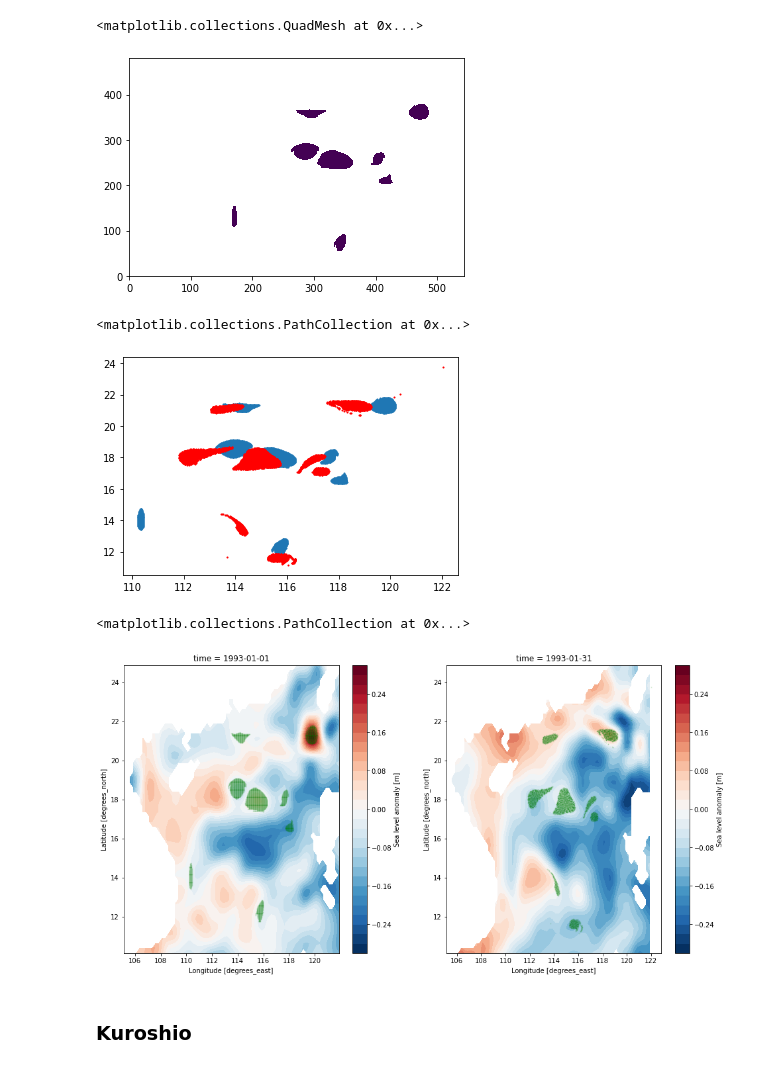
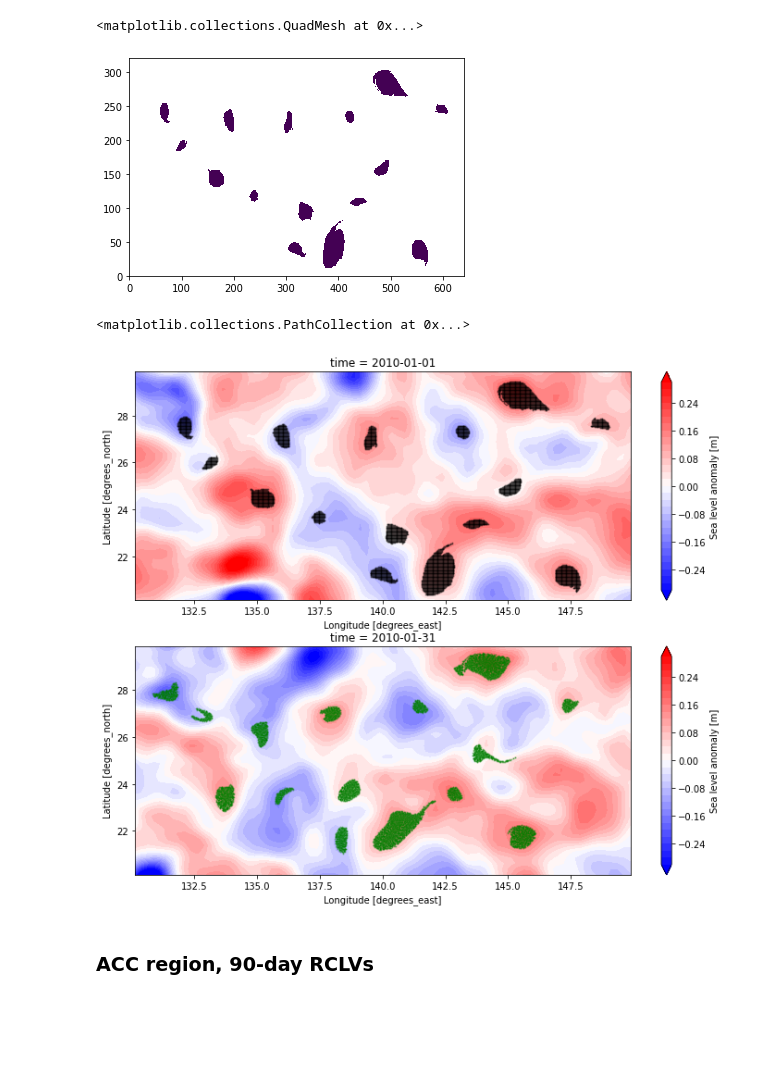
Before and after one commit to liutongya/GLED, a Jupyter notebook: scripts/06.RCLV_identification.ipynb, the cells around one changed output. Cells and saved outputs as stored; diff of their text form; code cells hidden in the pictures; blank space fills up the shorter version.

```diff
--- a/scripts/06.RCLV_identification.ipynb
+++ b/scripts/06.RCLV_identification.ipynb
@@ -6,6 +8,6 @@ import numpy as np
 from matplotlib import pyplot as plt
 %matplotlib inline
 # %%
-ds = xr.open_mfdataset('/data/home/liutongya/RCLV/lavd_netcdf/float_trajectories_netcdf/*.nc')
+ds = xr.open_mfdataset('/data/home/liutongya/RCLV/lavd_netcdf/2010-01-01/float_trajectories_netcdf/*.nc')
 ds
 # %% [output]
@@ -39,3 +28,3 @@ Data variables:
 # %%
-ds_aviso = xr.open_mfdataset('/data/data_pub/dataset-duacs-rep-global-merged-allsat-phy-l4/merged/*.nc')
-ds_aviso
+# AVISO data
+ds_aviso = xr.open_mfdataset('/data/data_pub/dataset-duacs-rep-global-merged-allsat-phy-l4/merged/*_2010*.nc')
@@ -75,8 +33,8 @@ Data variables:
 # %%
 n_time = 3
-# R1 ------------------------------
-xx0 = 105; xx1 = 122;
-yy0 = 10; yy1 = 25;
+
+xx0 = 130; xx1 = 150;
+yy0 = 20; yy1 = 30;
 
 lx0 = ds.sel(x0=slice(xx0,xx1), y0=slice(yy0,yy1)).x[0, :, :]
 lx1 = ds.sel(x0=slice(xx0,xx1), y0=slice(yy0,yy1)).x[n_time, :, :]
@@ -111,33 +71,27 @@ labels = np.ma.masked_array(labels, mask=labels==0)
 plt.pcolormesh(labels)
 # %% [output]
 <matplotlib.collections.QuadMesh at 0x...>
-[figure, old version]
+[figure, new version]
 # %%
 pos_x0 = lx0.values * labels
 pos_y0 = ly0.values * labels
 
 pos_x1 = lx1.values * labels
 pos_y1 = ly1.values * labels
-# %%
-plt.scatter(pos_x0, pos_y0, s=1)
-plt.scatter(pos_x1, pos_y1, s=1, color='r')
-# %% [output]
-<matplotlib.collections.PathCollection at 0x...>
-[figure, removed]
 # %%
 
-fig = plt.figure(figsize=(16, 8))
+fig = plt.figure(figsize=(12, 10))
 
-plt.subplot(121)
-ds_aviso.sel(longitude=slice(xx0,xx1), latitude=slice(yy0,yy1), time='1993-01-01').sla.plot.contourf(levels=np.arange(-0.3,0.301,0.02))
-plt.scatter(pos_x0, pos_y0, s=1, color='g', alpha=0.1)
+plt.subplot(211)
+ds_aviso.sel(longitude=slice(xx0,xx1), latitude=slice(yy0,yy1), time='2010-01-01').sla.plot.contourf(levels=np.arange(-0.3,0.301,0.02), cmap='bwr', extend='both')
+plt.scatter(pos_x0, pos_y0, s=1, color='k', alpha=0.3)
 
-plt.subplot(122)
-ds_aviso.sel(longitude=slice(xx0,xx1), latitude=slice(yy0,yy1), time='1993-01-31').sla.plot.contourf(levels=np.arange(-0.3,0.301,0.02))
-plt.scatter(pos_x1, pos_y1, s=1, color='g', alpha=0.1)
+plt.subplot(212)
+ds_aviso.sel(longitude=slice(xx0,xx1), latitude=slice(yy0,yy1), time='2010-01-31').sla.plot.contourf(levels=np.arange(-0.3,0.301,0.02), cmap='bwr', extend='both')
+plt.scatter(pos_x1, pos_y1, s=1, color='g', alpha=0.3)
 # %% [output]
 <matplotlib.collections.PathCollection at 0x...>
-[figure, old version]
+[figure, new version]
-# %% [markdown]
-### Kuroshio
+# %% [markdown]
+### ACC region, 90-day RCLVs
 # %%
```
Also changed, not shown: parts of 18 cells of this notebook, 6 other files.
